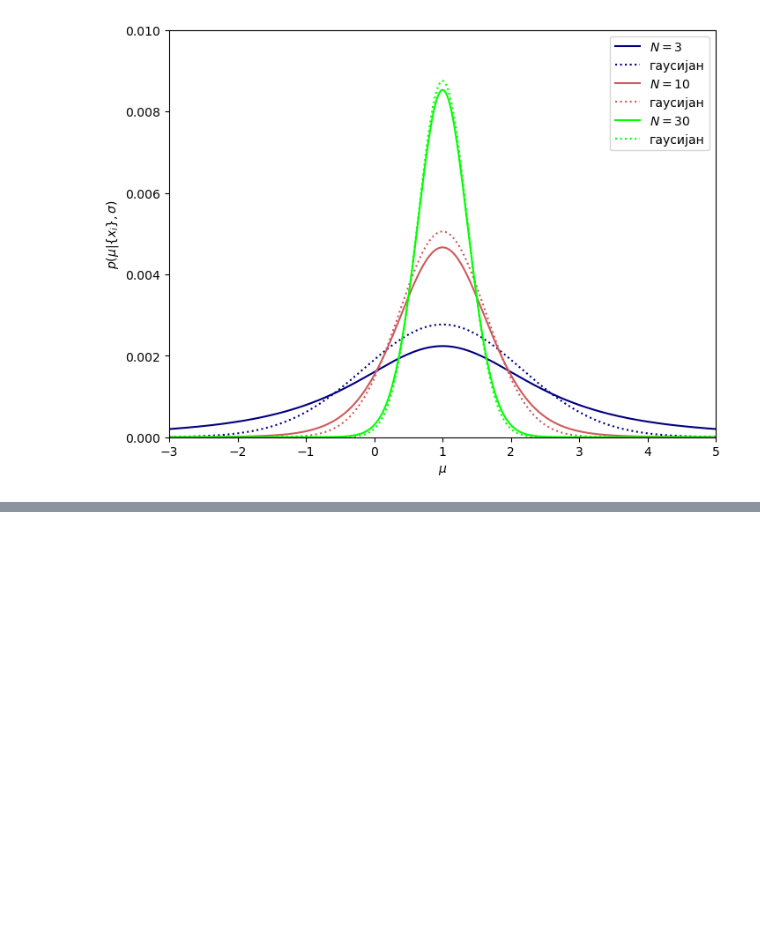
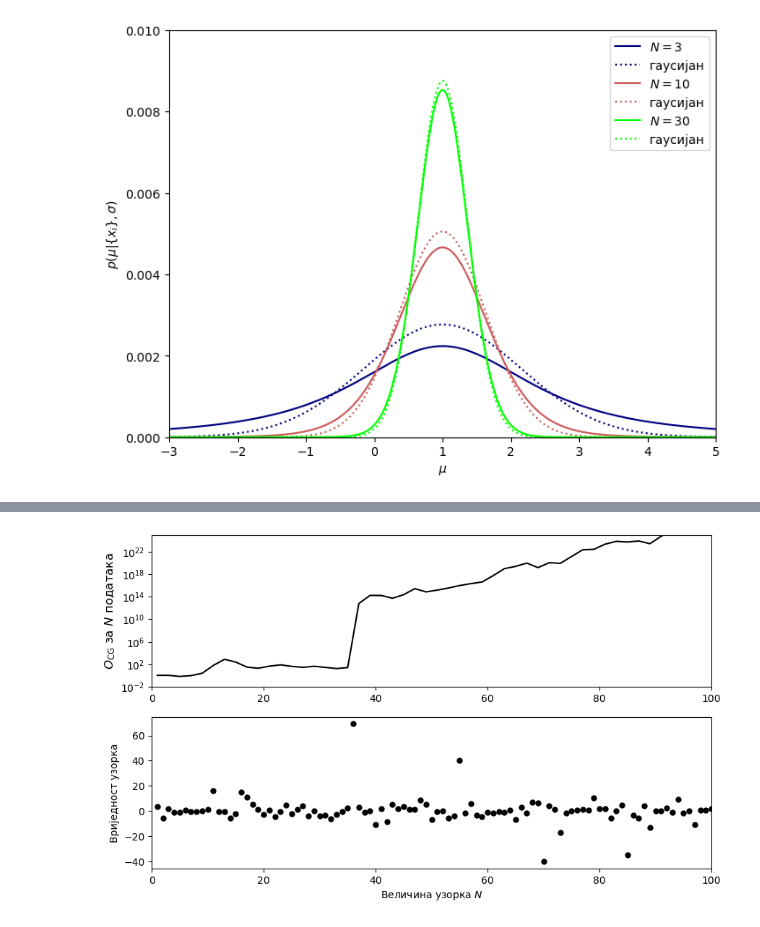
Before and after one commit to zorzeus/Astrostatistika, a Jupyter notebook: as_06.ipynb, the cells around one changed output, grey strips where cells are left out. Cells and saved outputs as stored; diff of their text form; code cells hidden in the pictures; blank space fills up the shorter version.

```diff
--- a/as_06.ipynb
+++ b/as_06.ipynb
@@ -365,0 +622,91 @@ plt.show()
+# %%
+def logL_cauchy(xi, gamma, mu,
+                mu_min=-10, mu_max=10, sigma_min=0.01, sigma_max=100):
+    xi = np.asarray(xi)
+    n = xi.size
+    shape = np.broadcast(gamma, mu).shape
+
+    xi = xi.reshape(xi.shape + tuple([1 for s in shape]))
+
+    prior_normalization = - (np.log(mu_max - mu_min)
+                             + np.log(np.log(sigma_max / sigma_min)))
+
+    return (prior_normalization
+            - n * np.log(np.pi)
+            + (n - 1) * np.log(gamma)
+            - np.sum(np.log(gamma ** 2 + (xi - mu) ** 2), 0))
+
+
+def logL_gaussian(xi, sigma, mu,
+                  mu_min=-10, mu_max=10, sigma_min=0.01, sigma_max=100):
+    xi = np.asarray(xi)
+    n = xi.size
+    shape = np.broadcast(sigma, mu).shape
+
+    xi = xi.reshape(xi.shape + tuple([1 for s in shape]))
+
+    prior_normalization = - (np.log(mu_max - mu_min)
+                             + np.log(np.log(sigma_max / sigma_min)))
+
+    return (prior_normalization
+            - 0.5 * n * np.log(2 * np.pi)
+            - (n + 1) * np.log(sigma)
+            - np.sum(0.5 * ((xi - mu) / sigma) ** 2, 0))
+
+
+def calculate_odds_ratio(xi, epsrel=1E-8, epsabs=1E-15): # однос постериорних вјероватноћа
+
+    gauss_Ifunc = lambda mu, sigma: np.exp(logL_gaussian(xi, mu, sigma))
+    cauchy_Ifunc = lambda mu, gamma: np.exp(logL_cauchy(xi, mu, gamma))
+
+    I_gauss, err_gauss = integrate.dblquad(gauss_Ifunc, -np.inf, np.inf,
+                                           lambda x: 0, lambda x: np.inf,
+                                           epsabs=epsabs, epsrel=epsrel)
+    I_cauchy, err_cauchy = integrate.dblquad(cauchy_Ifunc, -np.inf, np.inf,
+                                             lambda x: 0, lambda x: np.inf,
+                                             epsabs=epsabs, epsrel=epsrel)
+
+    if I_gauss == 0: # маргинализација параметара
+        O_CG = np.inf
+        err_O_CG = np.inf
+    else:
+        O_CG = I_cauchy / I_gauss
+        err_O_CG = O_CG * np.sqrt((err_gauss / I_gauss) ** 2)
+
+    return (I_gauss, err_gauss), (I_cauchy, err_cauchy), (O_CG, err_O_CG)
+
+np.random.seed(44)
+mu = 0
+gamma = 2
+xi = cauchy(mu, gamma).rvs(100)
+
+((I_gauss, err_gauss),
+ (I_cauchy, err_cauchy),
+ (O_CG, err_O_CG)) = calculate_odds_ratio(xi[:10])
+
+print("Резултати за првих десет података:")
+print("L(M = коши) = %.2e +/- %.2e" % (I_cauchy, err_cauchy))
+print("L(M = гаус)  = %.2e +/- %.2e" % (I_gauss, err_gauss))
+print("коши vs. гаус; однос постериорних вјероватноћа = %.3g +/- %.3g" % (O_CG, err_O_CG))
+
+Nrange = np.arange(1, 101, 2)
+Odds = np.zeros(Nrange.shape)
+for i, N in enumerate(Nrange):
+    res = calculate_odds_ratio(xi[:N])
+    Odds[i] = res[2][0]
+
+plt.figure(figsize=(10, 6))
+plt.subplot(211)
+plt.plot(Nrange, Odds, color='black')
+plt.ylabel(r'$O_\mathrm{CG}$ за $N$ података', fontsize=12)
+plt.xlim(0, 100)
+plt.yscale('log')
+plt.ylim(1e-2, 1e25)
+
+plt.subplot(212)
+plt.scatter(np.arange(1, len(xi) + 1), xi, lw=0, color='black')
+plt.xlim(0, 100)
+plt.xlabel('Величина узорка $N$')
+plt.ylabel('Вриједност узорка')
+plt.show()
+# %% [output]
@@ -365,0 +717 @@ plt.show()
+[figure, added]
```
Also changed, not shown: parts of 14 cells of this notebook, 1 other file.
